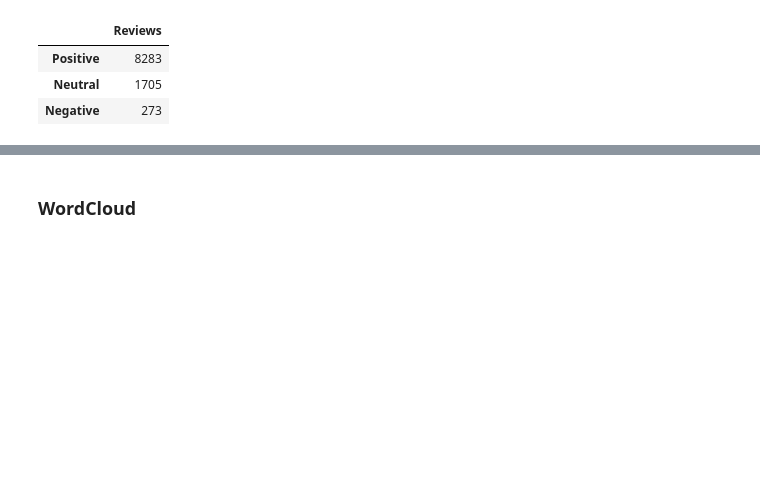
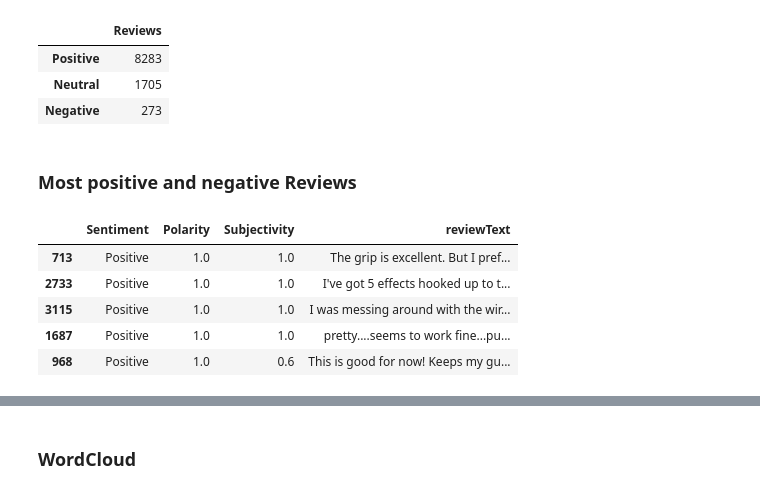
Before and after one commit to LeandroHornos/amazon-instruments, a Jupyter notebook: exploratory-data-analysis.ipynb, the cells around one changed output, grey strips where cells are left out. Drawn from its saved outputs; the diff is of its cells as text; code cells hidden in the pictures; blank space fills up the shorter version.

```diff
--- a/exploratory-data-analysis.ipynb
+++ b/exploratory-data-analysis.ipynb
@@ -146,3 +146,15 @@ pd.DataFrame(df["Sentiment"].value_counts()).rename(columns={"Sentiment":"Review
 | Positive | 8283 |
 | Neutral | 1705 |
 | Negative | 273 |
+# %% [markdown]
+### Most positive and negative Reviews
+# %%
+best = df[["Sentiment","Polarity","Subjectivity","reviewText"]].sort_values(["Polarity"], ascending=False).head()
+best
+# %% [output]
+|  | Sentiment | Polarity | Subjectivity | reviewText |
+| 713 | Positive | 1.0 | 1.0 | The grip is excellent. But I pref... |
+| 2733 | Positive | 1.0 | 1.0 | I've got 5 effects hooked up to t... |
+| 3115 | Positive | 1.0 | 1.0 | I was messing around with the wir... |
+| 1687 | Positive | 1.0 | 1.0 | pretty....seems to work fine...pu... |
+| 968 | Positive | 1.0 | 0.6 | This is good for now! Keeps my gu... |
```
Also changed, not shown: parts of 6 cells of this notebook, 1 other file.
